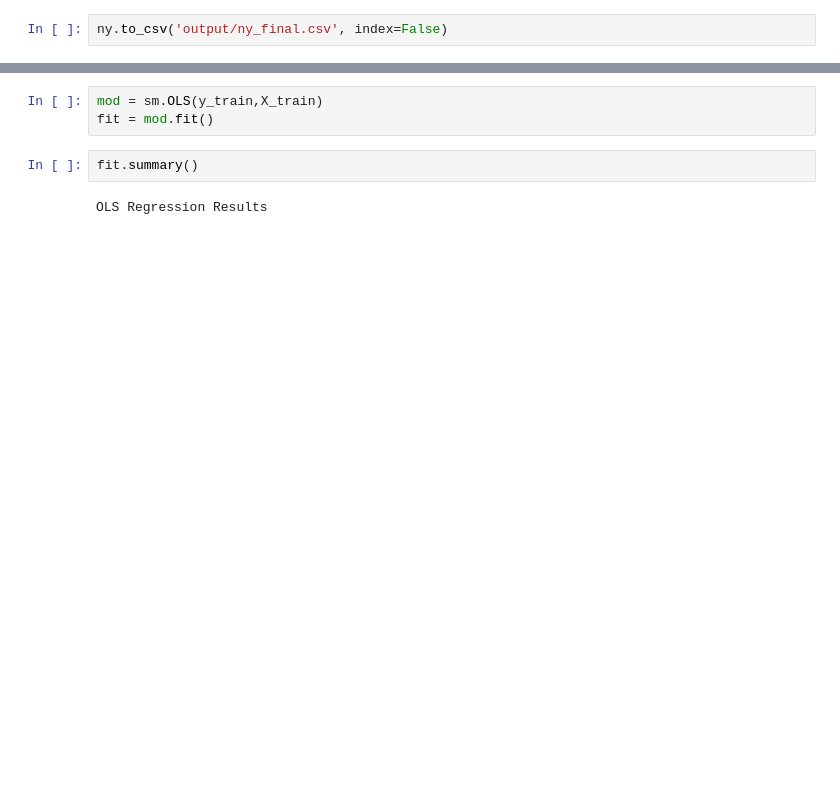
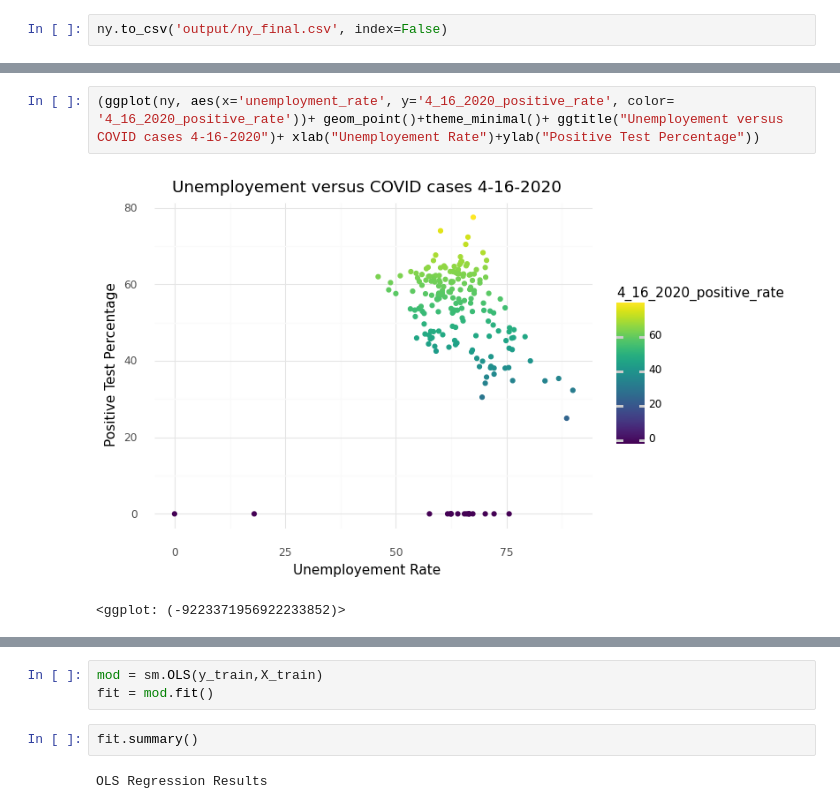
Before and after one commit to abechtel31/CPSC392-Final, a Jupyter notebook: covid.ipynb, the cells around one changed output, grey strips where cells are left out. Drawn from its saved outputs; the diff is of its cells as text; blank space fills up the shorter version.

```diff
--- a/covid.ipynb
+++ b/covid.ipynb
@@ -139,0 +153,5 @@ ny.to_csv('output/ny_final.csv', index=False)
+# %%
+(ggplot(ny, aes(x='unemployment_rate', y='4_16_2020_positive_rate', color= '4_16_2020_positive_rate'))+ geom_point()+theme_minimal()+ ggtitle("Unemployement versus COVID cases 4-16-2020")+ xlab("Unemployement Rate")+ylab("Positive Test Percentage"))
+# %% [output]
+[figure, added]
+<ggplot: (-9223371956922233852)>
```
Also changed, not shown: parts of 51 cells of this notebook, 2 other files.
